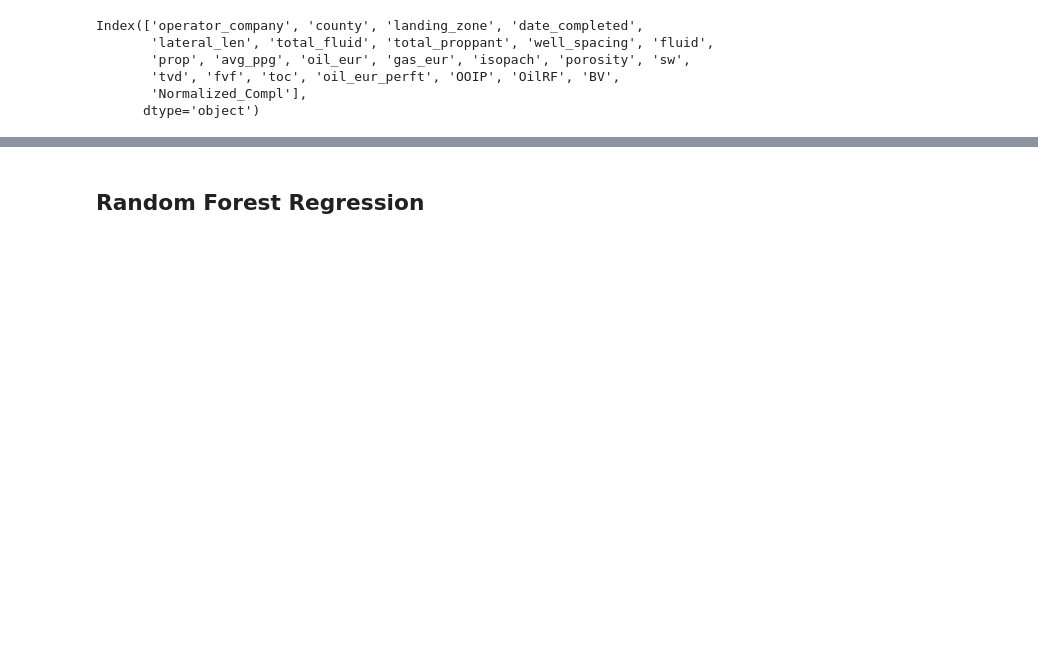
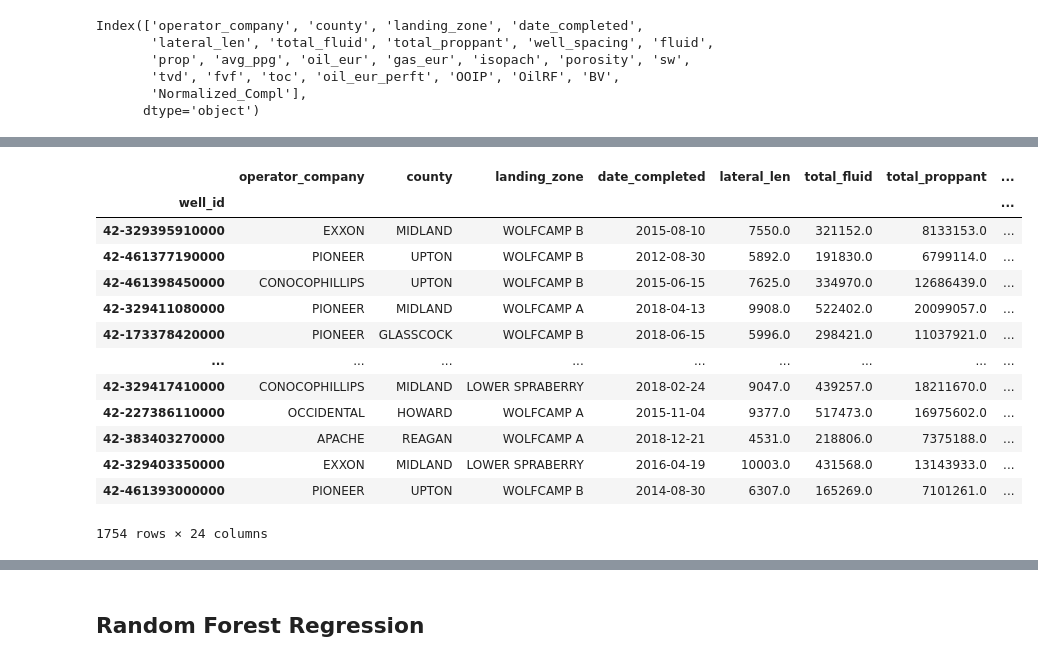
Before and after one commit to Auelocks/Friday_Night_Lights, a Jupyter notebook: GradientBoostRegressor_model.ipynb, the cells around one changed output, grey strips where cells are left out. Drawn from its saved outputs; the diff is of its cells as text; code cells hidden in the pictures; blank space fills up the shorter version.

```diff
--- a/GradientBoostRegressor_model.ipynb
+++ b/GradientBoostRegressor_model.ipynb
@@ -411,0 +445,21 @@ sample3=set(temp)-set(sample1)-set(sample2)
+# %%
+# 3-fold Cross Validation, splitting into sample1, sample2, sample3
+temp=list(X.index.unique())
+sample1=random.sample(temp,int(len(temp)/3))
+sample1_df=df.loc[sample1]
+sample1_df
+# %% [output]
+|  | operator_company | county | landing_zone | date_completed | lateral_len | total_fluid | total_proppant | ... |
+| well_id |  |  |  |  |  |  |  | ... |
+| 42-329395910000 | EXXON | MIDLAND | WOLFCAMP B | 2015-08-10 | 7550.0 | 321152.0 | 8133153.0 | ... |
+| 42-461377190000 | PIONEER | UPTON | WOLFCAMP B | 2012-08-30 | 5892.0 | 191830.0 | 6799114.0 | ... |
+| 42-461398450000 | CONOCOPHILLIPS | UPTON | WOLFCAMP B | 2015-06-15 | 7625.0 | 334970.0 | 12686439.0 | ... |
+| 42-329411080000 | PIONEER | MIDLAND | WOLFCAMP A | 2018-04-13 | 9908.0 | 522402.0 | 20099057.0 | ... |
+| 42-173378420000 | PIONEER | GLASSCOCK | WOLFCAMP B | 2018-06-15 | 5996.0 | 298421.0 | 11037921.0 | ... |
+| ... | ... | ... | ... | ... | ... | ... | ... | ... |
+| 42-329417410000 | CONOCOPHILLIPS | MIDLAND | LOWER SPRABERRY | 2018-02-24 | 9047.0 | 439257.0 | 18211670.0 | ... |
+| 42-227386110000 | OCCIDENTAL | HOWARD | WOLFCAMP A | 2015-11-04 | 9377.0 | 517473.0 | 16975602.0 | ... |
+| 42-383403270000 | APACHE | REAGAN | WOLFCAMP A | 2018-12-21 | 4531.0 | 218806.0 | 7375188.0 | ... |
+| 42-329403350000 | EXXON | MIDLAND | LOWER SPRABERRY | 2016-04-19 | 10003.0 | 431568.0 | 13143933.0 | ... |
+| 42-461393000000 | PIONEER | UPTON | WOLFCAMP B | 2014-08-30 | 6307.0 | 165269.0 | 7101261.0 | ... |
+1754 rows × 24 columns
```
Also changed, not shown: parts of 32 cells of this notebook.
